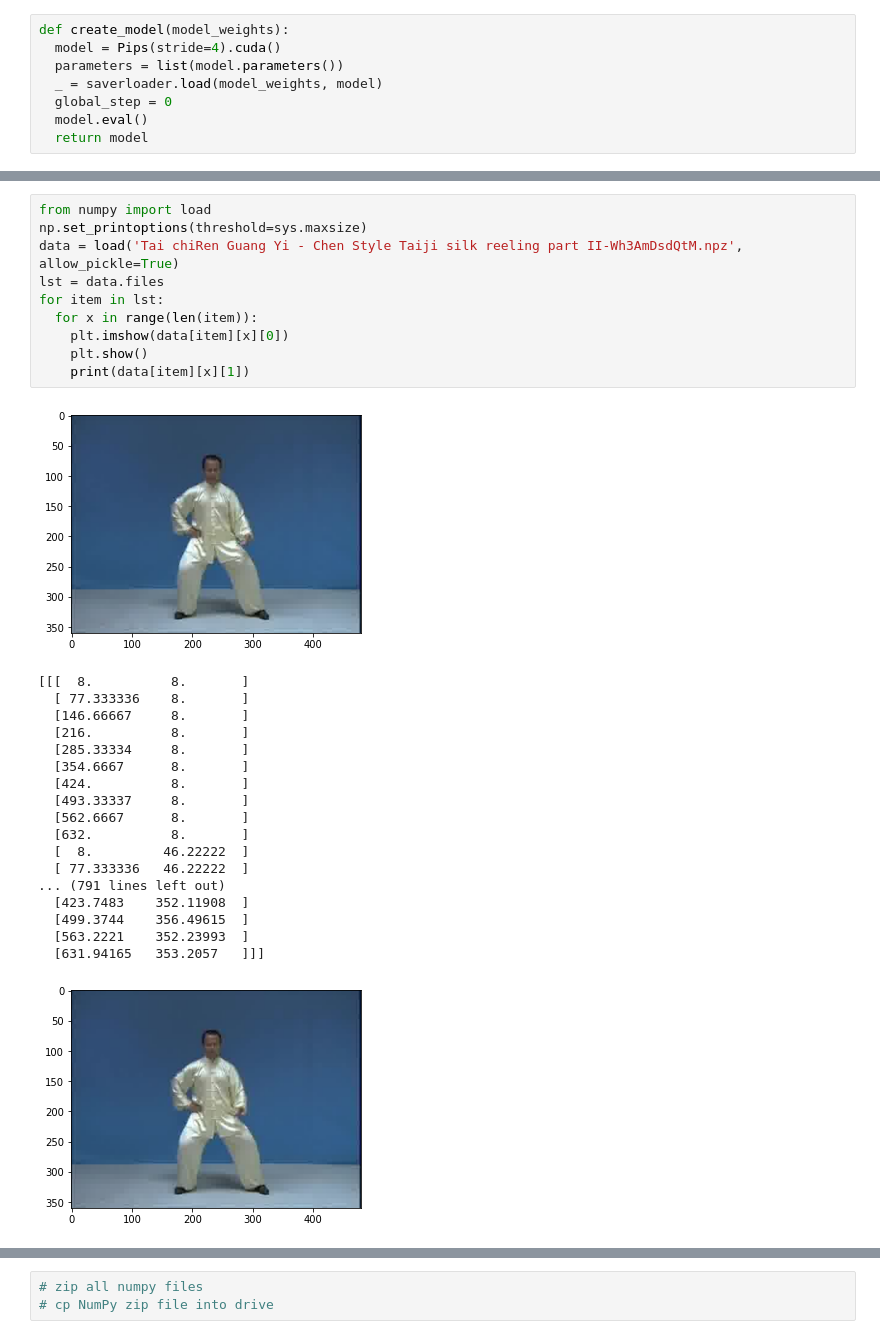
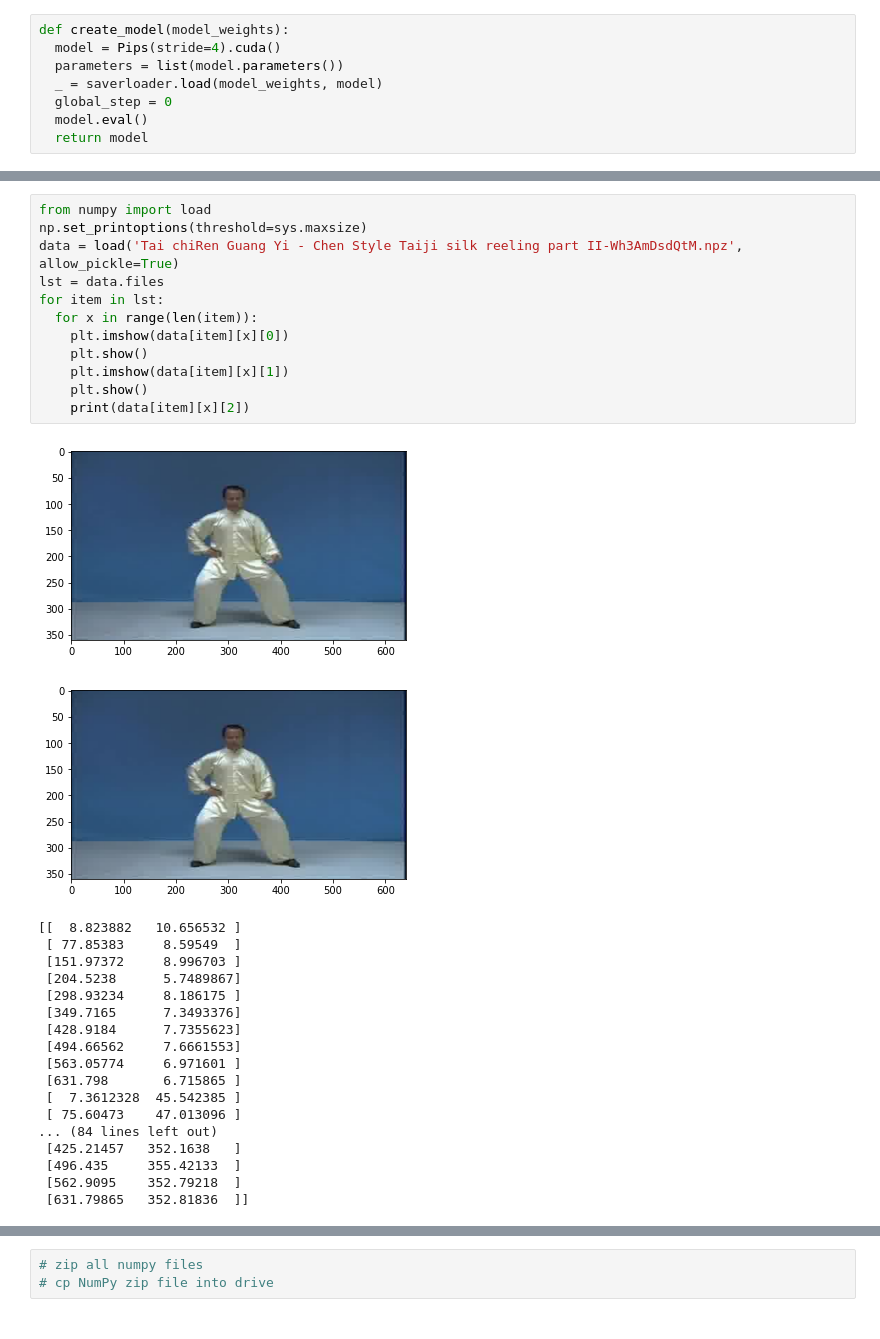
Before and after one commit to tranlg99/L4_project, a Jupyter notebook: src/colab_notebooks/generate_trainingdata.ipynb, the cells around one changed output, grey strips where cells are left out. Saved outputs shown, nothing was run; the diff lists cells and outputs as text.

```diff
--- a/src/colab_notebooks/generate_trainingdata.ipynb
+++ b/src/colab_notebooks/generate_trainingdata.ipynb
@@ -263,30 +170,32 @@ trajs_e (float32) min = 5.81, mean = 249.94, max = 633.35 torch.Size([6, 1, 8, 1
 # %%
 from numpy import load
 np.set_printoptions(threshold=sys.maxsize)
 data = load('Tai chiRen Guang Yi - Chen Style Taiji silk reeling part II-Wh3AmDsdQtM.npz', allow_pickle=True)
 lst = data.files
 for item in lst:
   for x in range(len(item)):
     plt.imshow(data[item][x][0])
     plt.show()
-    print(data[item][x][1])
+    plt.imshow(data[item][x][1])
+    plt.show()
+    print(data[item][x][2])
 # %% [output]
-[figure, old version]
+[figure, new version]
+[figure, new version]
-[[[  8.          8.       ]
-  [ 77.333336    8.       ]
-  [146.66667     8.       ]
-  [216.          8.       ]
-  [285.33334     8.       ]
-  [354.6667      8.       ]
-  [424.          8.       ]
-  [493.33337     8.       ]
-  [562.6667      8.       ]
-  [632.          8.       ]
-  [  8.         46.22222  ]
-  [ 77.333336   46.22222  ]
-... (791 lines left out)
-  [423.7483    352.11908  ]
-  [499.3744    356.49615  ]
-  [563.2221    352.23993  ]
-  [631.94165   353.2057   ]]]
+[[  8.823882   10.656532 ]
+ [ 77.85383     8.59549  ]
+ [151.97372     8.996703 ]
+ [204.5238      5.7489867]
+ [298.93234     8.186175 ]
+ [349.7165      7.3493376]
+ [428.9184      7.7355623]
+ [494.66562     7.6661553]
+ [563.05774     6.971601 ]
+ [631.798       6.715865 ]
+ [  7.3612328  45.542385 ]
+ [ 75.60473    47.013096 ]
+... (84 lines left out)
+ [425.21457   352.1638   ]
+ [496.435     355.42133  ]
+ [562.9095    352.79218  ]
+ [631.79865   352.81836  ]]
-[figure, old version]
```
Also changed, not shown: parts of 11 cells of this notebook.
